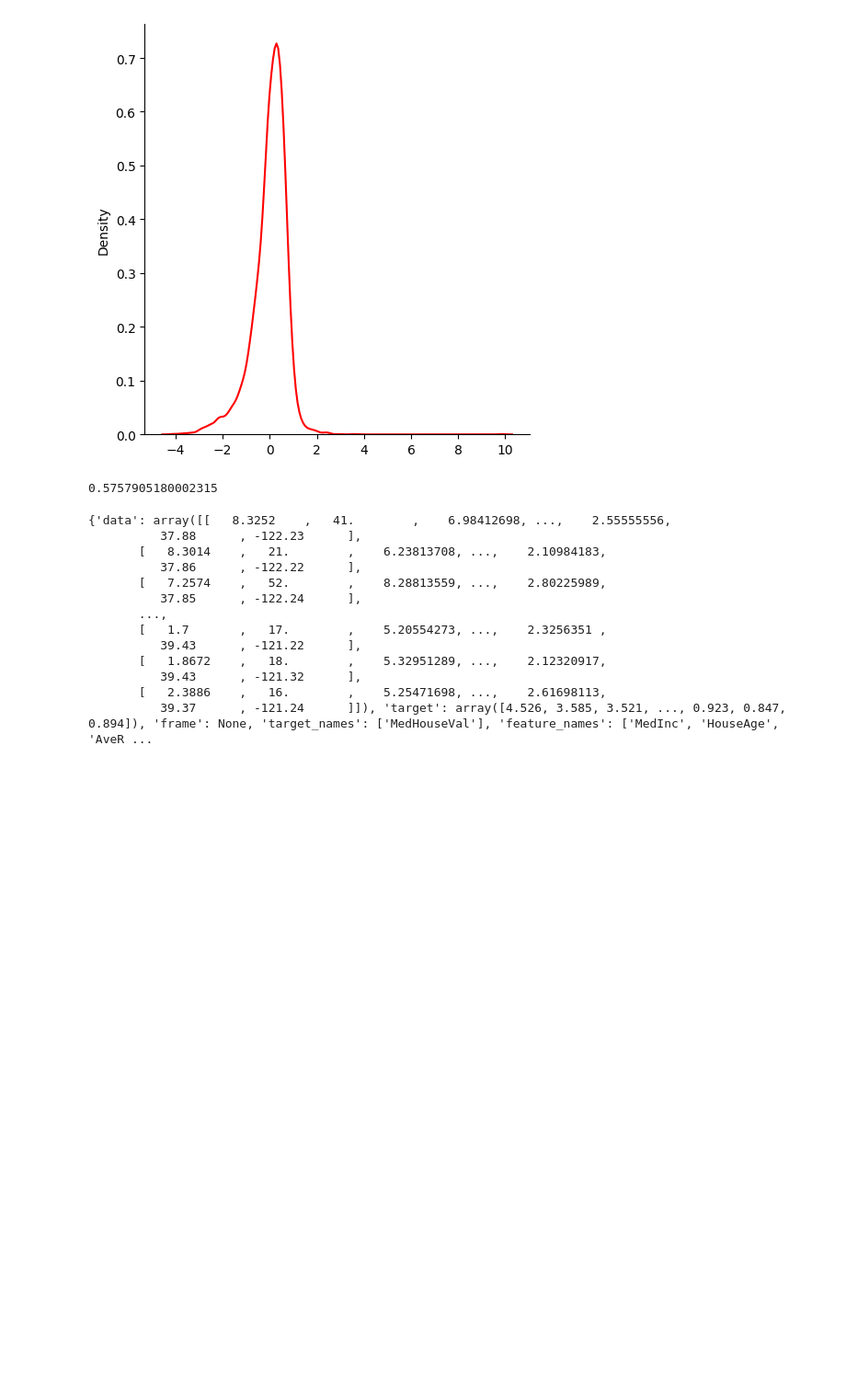
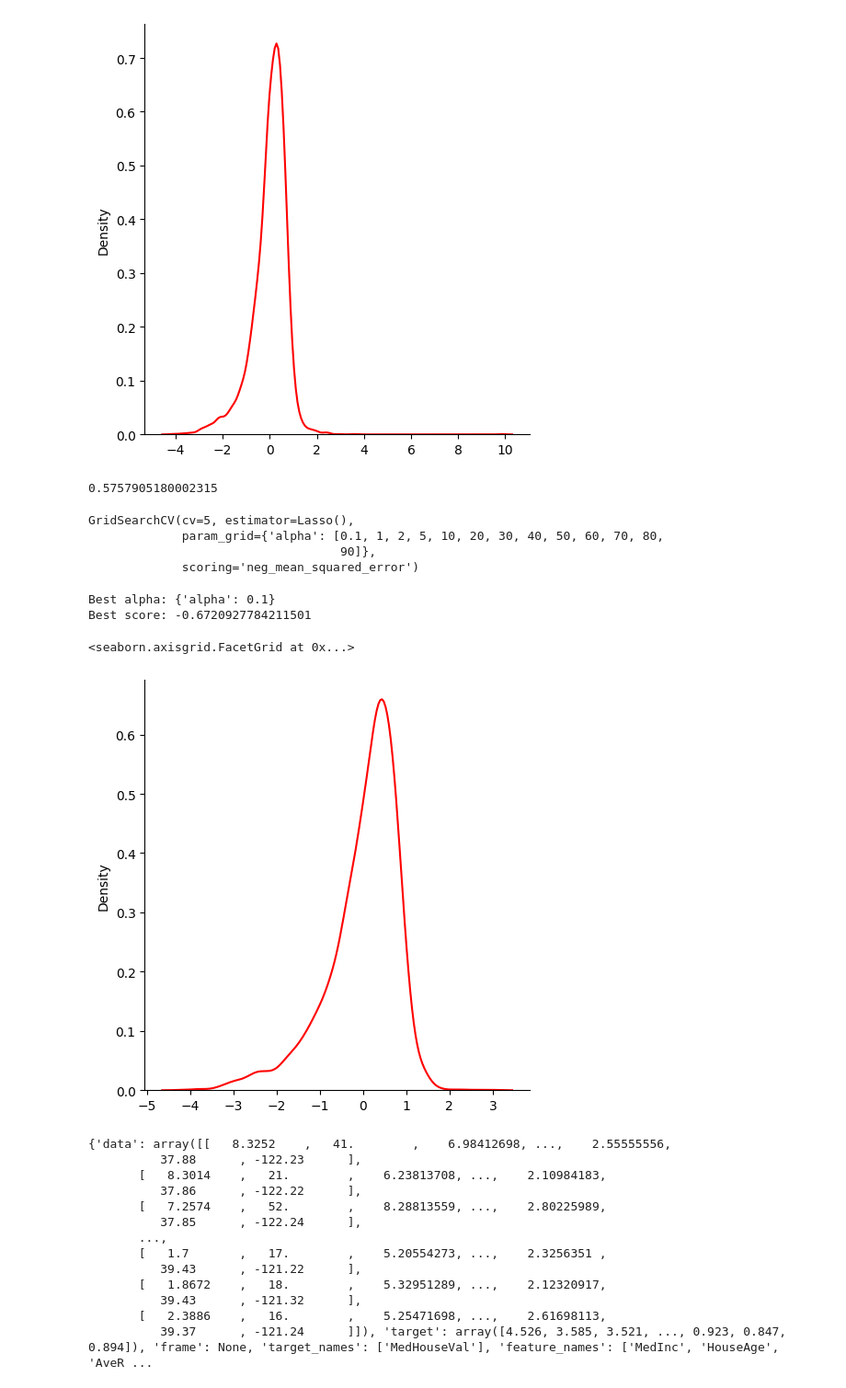
Before and after one commit to harshitrana672/MLDeep, a Jupyter notebook: linearregression.ipynb, the cells around one changed output. Shown at 92% size. Cells and saved outputs as stored; diff of their text form; code cells hidden in the pictures; blank space fills up the shorter version.

Commit message:
Lasso regressor practical

```diff
--- a/linearregression.ipynb
+++ b/linearregression.ipynb
@@ -131,3 +134,28 @@ r2_score(Y_test, ridge_predict)
+# %%
+lasos_regressor = Lasso()
+# %%
+# Hyperparameter tuning for Ridge Regression using different values of alpha we use a dictionary to pass the parameters
+lasso_params = {'alpha': [0.1, 1,2,5,10,20,30,40,50,60,70,80,90]}
+lasso_regressor_cv = GridSearchCV(lasos_regressor, lasso_params, cv=5, scoring='neg_mean_squared_error')
+lasso_regressor_cv.fit(X_train, Y_train)
+# %% [output]
+GridSearchCV(cv=5, estimator=Lasso(),
+             param_grid={'alpha': [0.1, 1, 2, 5, 10, 20, 30, 40, 50, 60, 70, 80,
+                                   90]},
+             scoring='neg_mean_squared_error')
+# %%
+print("Best alpha:", lasso_regressor_cv.best_params_)
+print("Best score:", lasso_regressor_cv.best_score_)
+# %% [output]
+Best alpha: {'alpha': 0.1}
+Best score: -0.6720927784211501
+# %%
+lasso_predict=lasso_regressor_cv.predict(X_test)
+# %%
+sns.displot(lasso_predict - Y_test,kind="kde", color="red")
+# %% [output]
+<seaborn.axisgrid.FacetGrid at 0x...>
+[figure, added]
 # %%
 print(housing)
 # %% [output]
```
Also changed, not shown: parts of 1 cell of this notebook.
